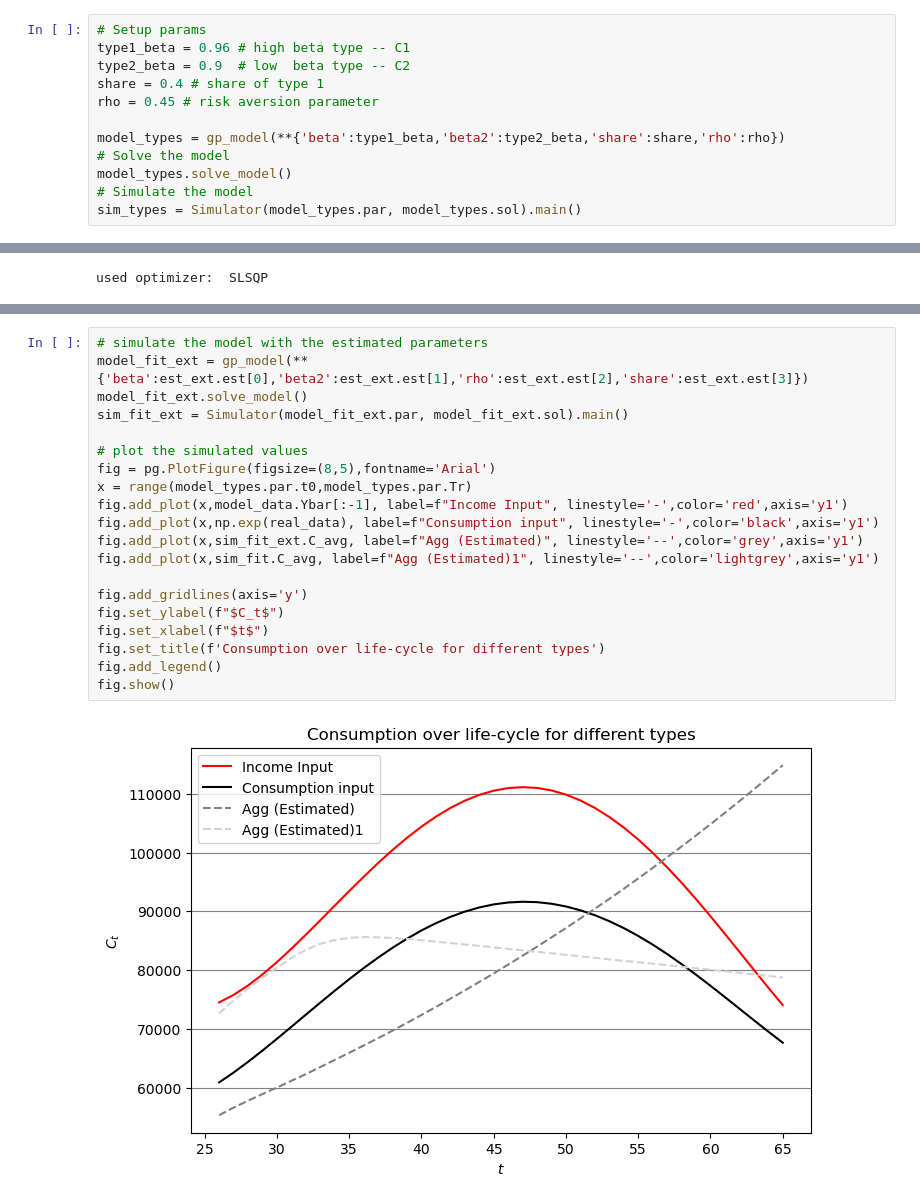
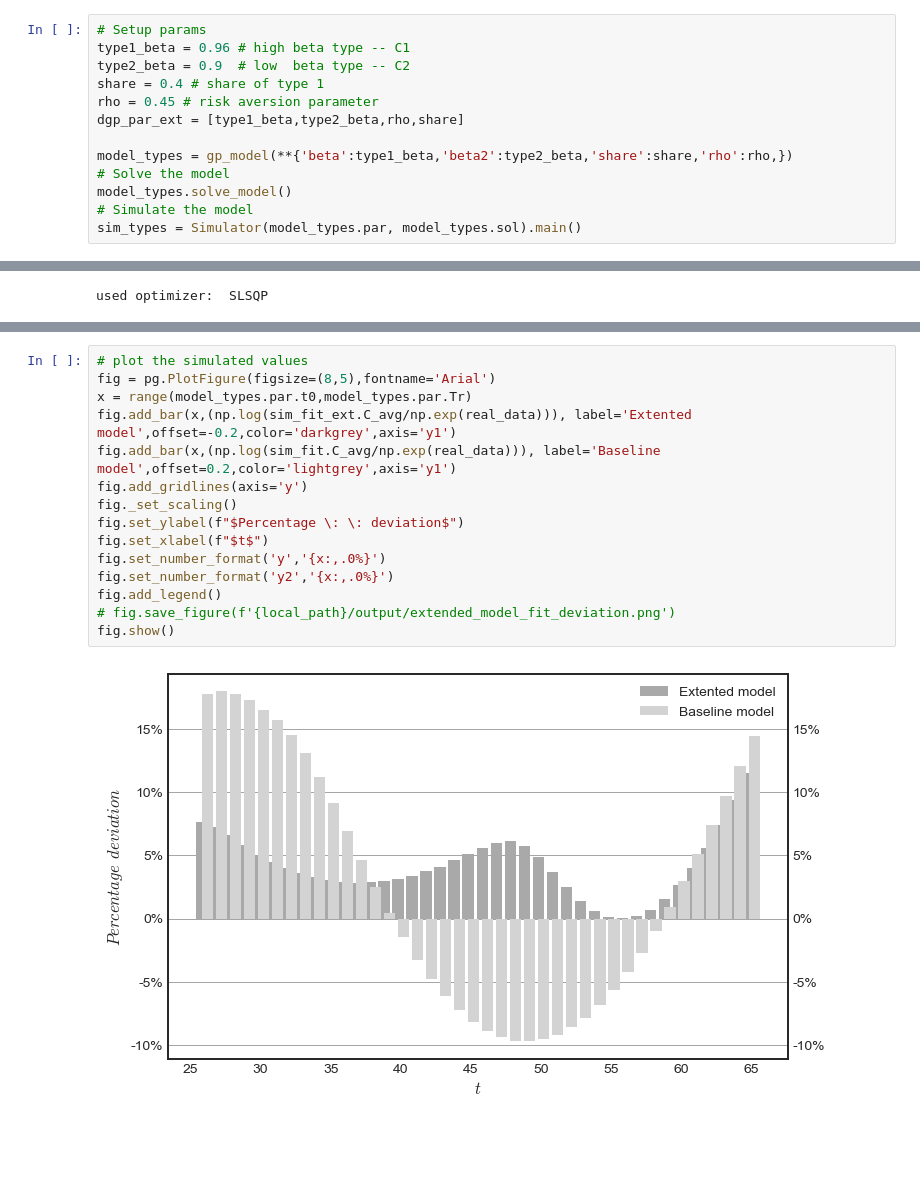
Before and after one commit to AsFyhn/DP-life-cycle, a Jupyter notebook: Run_all.ipynb, the cells around one changed output, grey strips where cells are left out. Drawn from its saved outputs; the diff is of its cells as text; blank space fills up the shorter version.

```diff
--- a/Run_all.ipynb
+++ b/Run_all.ipynb
@@ -306,8 +340,9 @@ type1_beta = 0.96 # high beta type -- C1
 type2_beta = 0.9  # low  beta type -- C2
 share = 0.4 # share of type 1
 rho = 0.45 # risk aversion parameter
+dgp_par_ext = [type1_beta,type2_beta,rho,share]
 
-model_types = gp_model(**{'beta':type1_beta,'beta2':type2_beta,'share':share,'rho':rho})
+model_types = gp_model(**{'beta':type1_beta,'beta2':type2_beta,'share':share,'rho':rho,})
 # Solve the model
 model_types.solve_model()
 # Simulate the model
@@ -387,22 +444,17 @@ estimated values using scipy optimizer [0.9849 0.9111 0.99   0.4633]
 # %%
-# simulate the model with the estimated parameters
-model_fit_ext = gp_model(**{'beta':est_ext.est[0],'beta2':est_ext.est[1],'rho':est_ext.est[2],'share':est_ext.est[3]})
-model_fit_ext.solve_model()
-sim_fit_ext = Simulator(model_fit_ext.par, model_fit_ext.sol).main()
-
 # plot the simulated values
 fig = pg.PlotFigure(figsize=(8,5),fontname='Arial')
 x = range(model_types.par.t0,model_types.par.Tr)
-fig.add_plot(x,model_data.Ybar[:-1], label=f"Income Input", linestyle='-',color='red',axis='y1')
-fig.add_plot(x,np.exp(real_data), label=f"Consumption input", linestyle='-',color='black',axis='y1')
-fig.add_plot(x,sim_fit_ext.C_avg, label=f"Agg (Estimated)", linestyle='--',color='grey',axis='y1')
-fig.add_plot(x,sim_fit.C_avg, label=f"Agg (Estimated)1", linestyle='--',color='lightgrey',axis='y1')
-
+fig.add_bar(x,(np.log(sim_fit_ext.C_avg/np.exp(real_data))), label='Extented model',offset=-0.2,color='darkgrey',axis='y1')
+fig.add_bar(x,(np.log(sim_fit.C_avg/np.exp(real_data))), label='Baseline model',offset=0.2,color='lightgrey',axis='y1')
 fig.add_gridlines(axis='y')
-fig.set_ylabel(f"$C_t$")
+fig._set_scaling()
+fig.set_ylabel(f"$Percentage \: \: deviation$")
 fig.set_xlabel(f"$t$")
-fig.set_title(f'Consumption over life-cycle for different types')
+fig.set_number_format('y','{x:,.0%}')
+fig.set_number_format('y2','{x:,.0%}')
 fig.add_legend()
+# fig.save_figure(f'{local_path}/output/extended_model_fit_deviation.png')
 fig.show()
 # %% [output]
-[figure, old version]
+[figure, new version]
```
Also changed, not shown: parts of 26 cells of this notebook, 10 other files.
